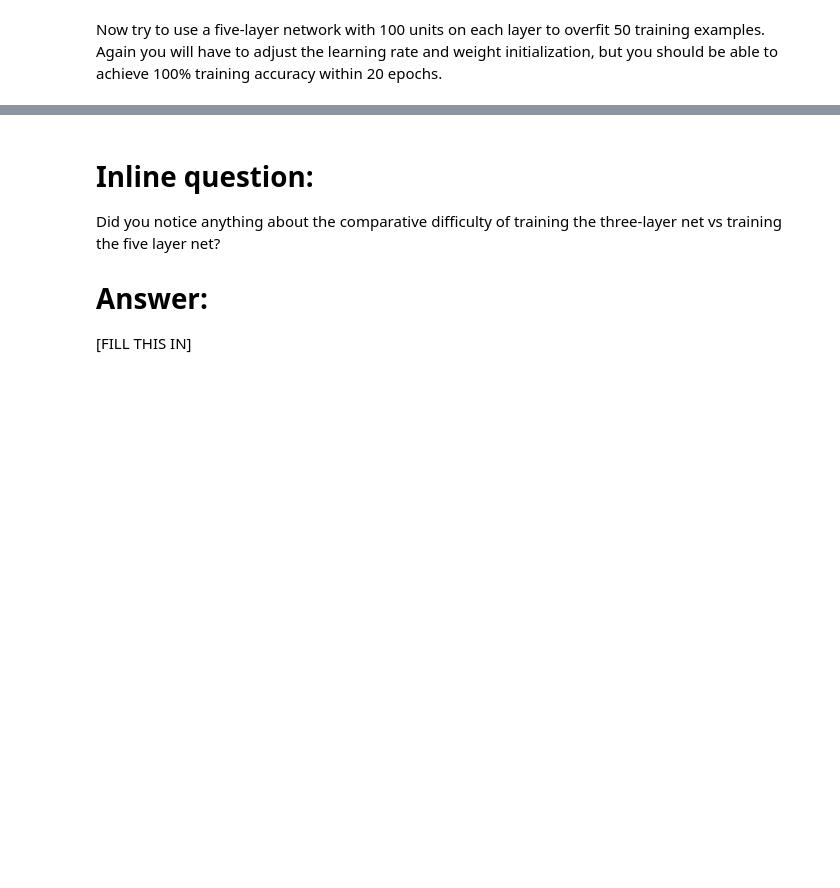
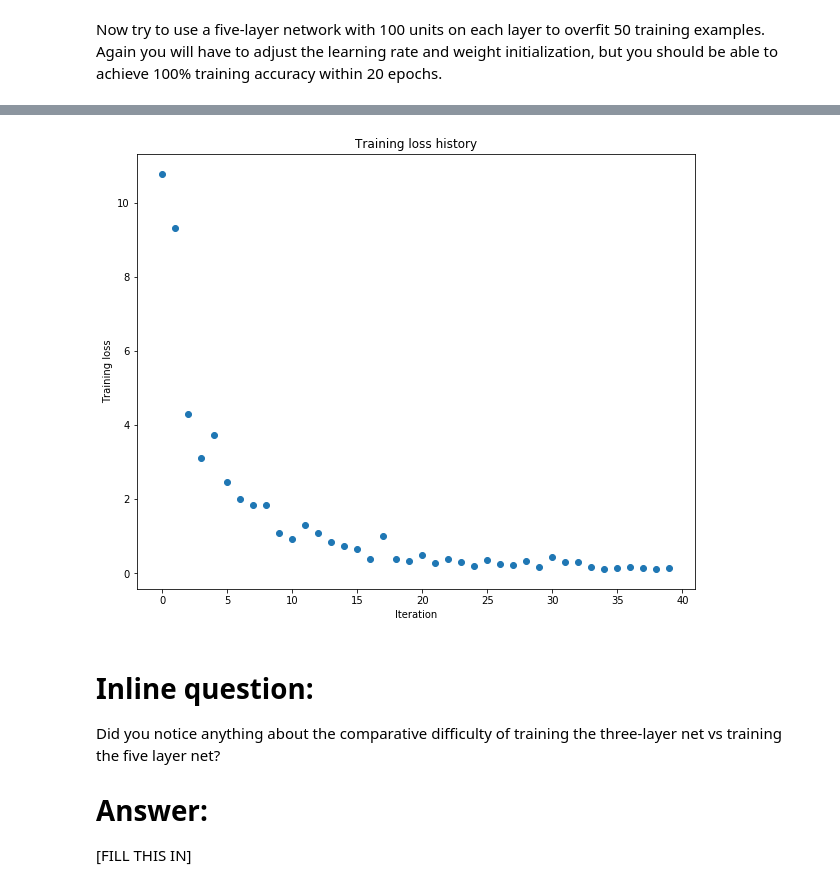
Before and after one commit to vsuthichai/cs231n, a Jupyter notebook: assignment2/FullyConnectedNets.ipynb, the cells around one changed output, grey strips where cells are left out. Cells and saved outputs as stored; diff of their text form; code cells hidden in the pictures; blank space fills up the shorter version.

```diff
--- a/assignment2/FullyConnectedNets.ipynb
+++ b/assignment2/FullyConnectedNets.ipynb
@@ -489,7 +489,7 @@ small_data = {
 }
 
 learning_rate = 1e-3
-weight_scale = 1e-5
+weight_scale = 6e-2
 model = FullyConnectedNet([100, 100, 100, 100],
                 weight_scale=weight_scale, dtype=np.float64)
 solver = Solver(model, small_data,
@@ -506,3 +506,4 @@ plt.title('Training loss history')
 plt.xlabel('Iteration')
 plt.ylabel('Training loss')
 plt.show()
+# %% [output]
@@ -509,3 +527,4 @@ plt.show()
+[figure, added]
 # %% [markdown]
 # Inline question:
 Did you notice anything about the comparative difficulty of training the three-layer net vs training the five layer net?
```
Also changed, not shown: parts of 2 cells of this notebook, 1 other file.
